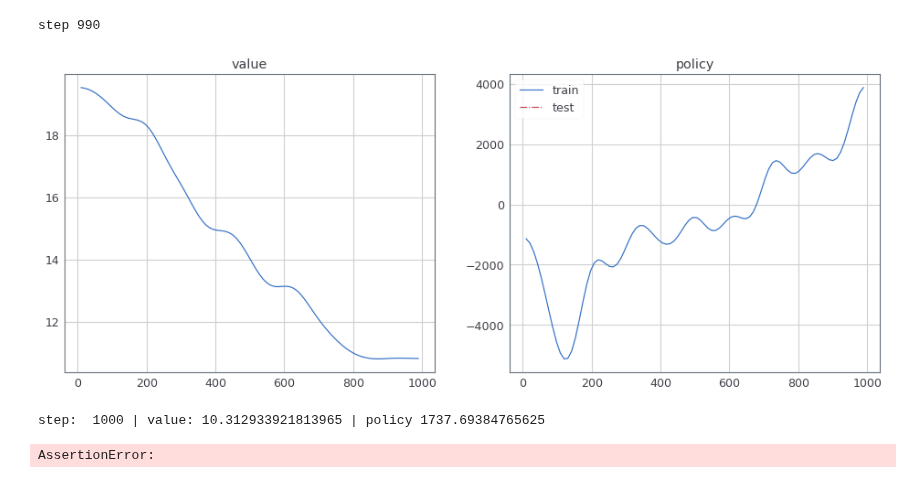
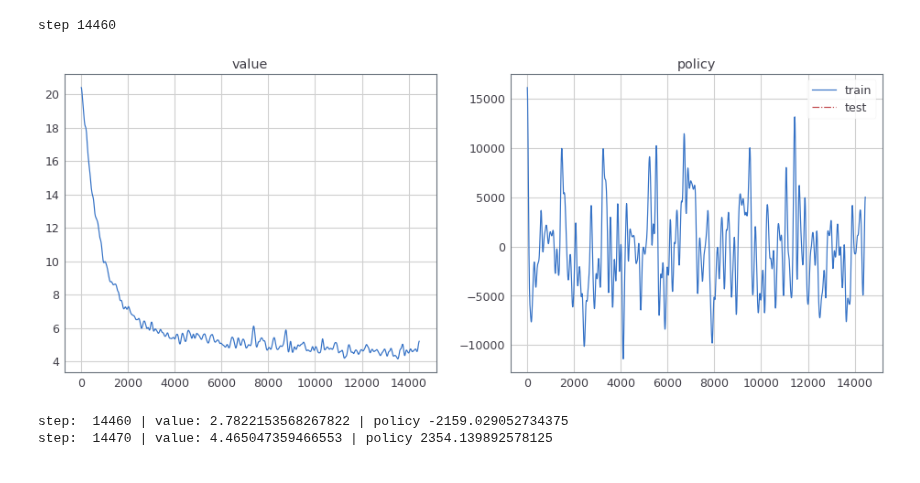
Before and after one commit to awarebayes/RecNN, a Jupyter notebook: examples/2. REINFORCE TopK Off Policy Correction/1. Basic Reinforce with RecNN.ipynb, the cells around one changed output. Saved outputs shown, nothing was run; the diff lists cells and outputs as text; code cells hidden in the pictures.

Commit message:
reinforce patched

```diff
--- a/examples/2. REINFORCE TopK Off Policy Correction/1. Basic Reinforce with RecNN.ipynb
+++ b/examples/2. REINFORCE TopK Off Policy Correction/1. Basic Reinforce with RecNN.ipynb
@@ -42,7 +44,7 @@ def embed_batch(batch, item_embeddings_tensor, *args, **kwargs):
 
 def prepare_dataset(**kwargs):
     recnn.data.build_data_pipeline([recnn.data.truncate_dataset,
-                                    recnn.data.prepare_dataset], reduce_items_to=1000, **kwargs)
+                                    recnn.data.prepare_dataset], reduce_items_to=num_items, **kwargs)
 
 # embeddgings: https://drive.google.com/open?id=1EQ_zXBR3DKpmJR3jBgLvt-xoOvArGMsL
 env = recnn.data.env.FrameEnv('../../data/embeddings/ml20_pca128.pkl',
@@ -56,28 +58,29 @@ action space is reduced to 26744 - 25744 = 1000
 [interactive output not drawn]
 # %%
 value_net  = recnn.nn.Critic(1290, num_items, 2048, 54e-2).to(cuda)
-value_net.save_limit = 15
 policy_net = recnn.nn.DiscreteActor(1290, num_items, 2048).to(cuda)
 
 reinforce = recnn.nn.Reinforce(policy_net, value_net)
 reinforce = reinforce.to(cuda)
 
+reinforce.writer = SummaryWriter(log_dir='../../runs')
 plotter = recnn.utils.Plotter(reinforce.loss_layout, [['value', 'policy']],)
 # %%
 for epoch in range(n_epochs):
     for batch in tqdm(env.train_dataloader):
         loss = reinforce.update(batch)
-        reinforce._step += 1
+        reinforce.step()
         if loss:
             plotter.log_losses(loss)
         if reinforce._step % plot_every == 0:
             clear_output(True)
             print('step', reinforce._step)
             plotter.plot_loss()
         if reinforce._step > 1000:
-            assert False
+            pass
+            # assert False
 # %% [output]
-step 990
+step 14460
-[figure, old version]
+[figure, new version]
-step:  1000 | value: 10.312933921813965 | policy 1737.69384765625
+step:  14460 | value: 2.7822153568267822 | policy -2159.029052734375
+step:  14470 | value: 4.465047359466553 | policy 2354.139892578125
-AssertionError:
```
Also changed, not shown: parts of 3 cells of this notebook, 4 other files.
